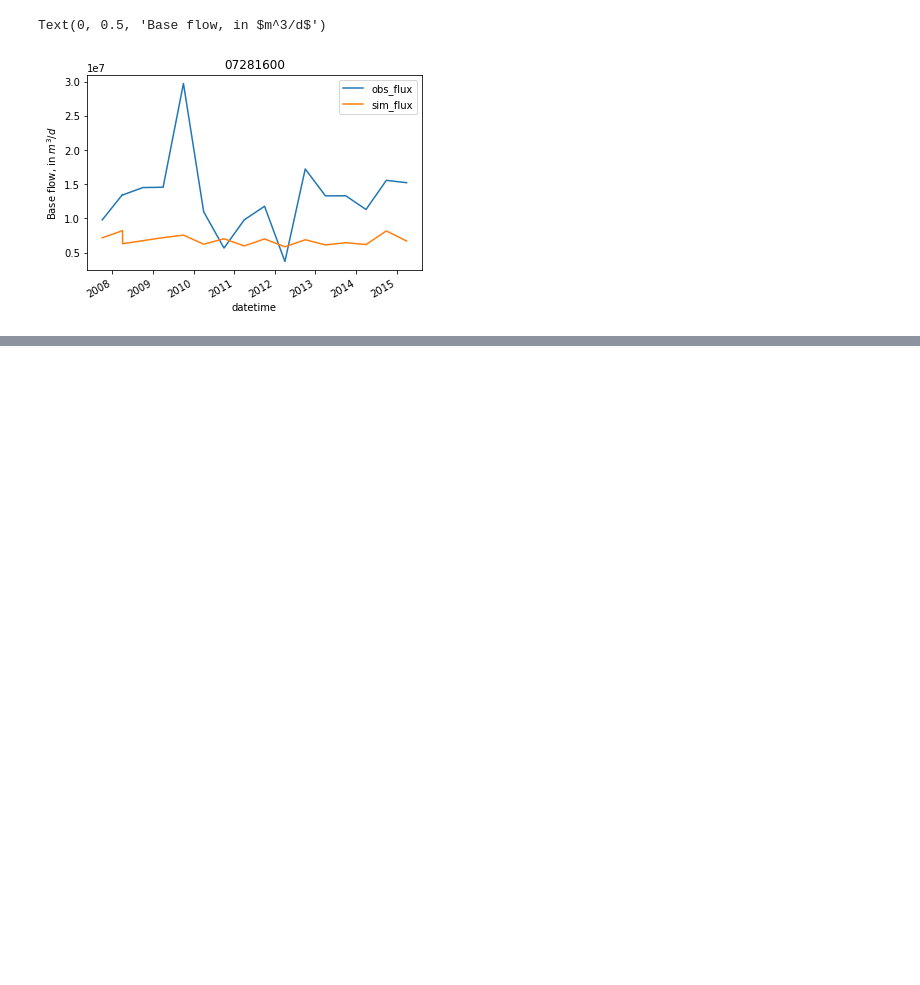
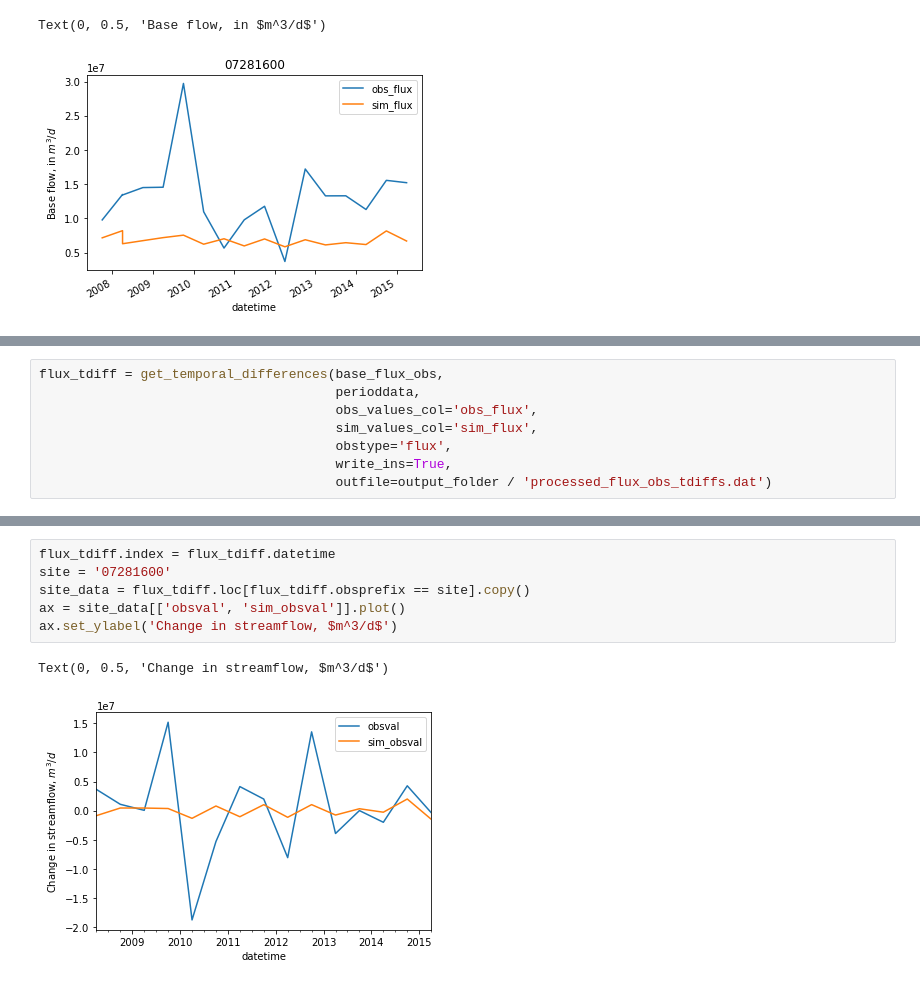
Before and after one commit to aleaf/modflow-obs, a Jupyter notebook: docs/source/notebooks/Example.ipynb, the cells around one changed output, grey strips where cells are left out. Drawn from its saved outputs; the diff is of its cells as text; blank space fills up the shorter version.

```diff
--- a/docs/source/notebooks/Example.ipynb
+++ b/docs/source/notebooks/Example.ipynb
@@ -362,0 +377,8 @@ Text(0, 0.5, 'Base flow, in $m^3/d$')
+# %%
+flux_tdiff = get_temporal_differences(base_flux_obs,
+                                      perioddata,
+                                      obs_values_col='obs_flux',
+                                      sim_values_col='sim_flux',
+                                      obstype='flux',
+                                      write_ins=True,
+                                      outfile=output_folder / 'processed_flux_obs_tdiffs.dat')
@@ -363,2 +396,11 @@ Text(0, 0.5, 'Base flow, in $m^3/d$')
+# %%
+flux_tdiff.index = flux_tdiff.datetime
+site = '07281600'
+site_data = flux_tdiff.loc[flux_tdiff.obsprefix == site].copy()
+ax = site_data[['obsval', 'sim_obsval']].plot()
+ax.set_ylabel('Change in streamflow, $m^3/d$')
+# %% [output]
+Text(0, 0.5, 'Change in streamflow, $m^3/d$')
+[figure, added]
 # %% [markdown]
 ## Change in streamflow between two sites
```
Also changed, not shown: parts of 11 cells of this notebook, 5 other files.
